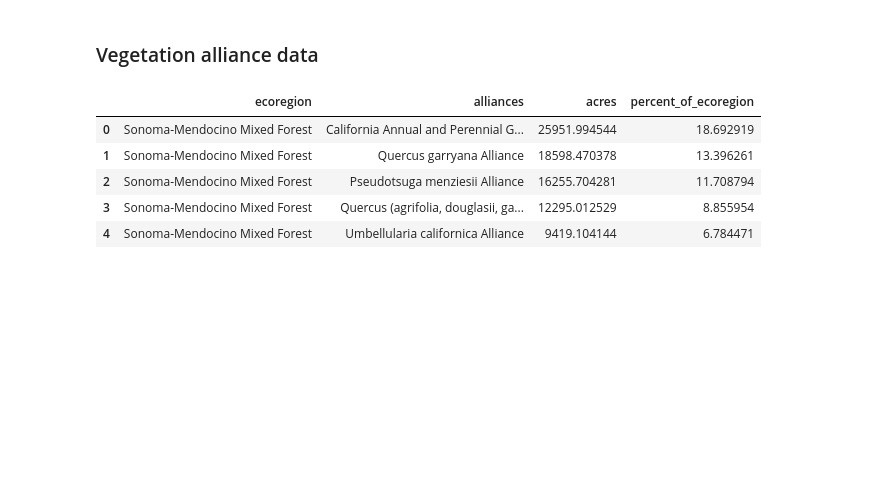
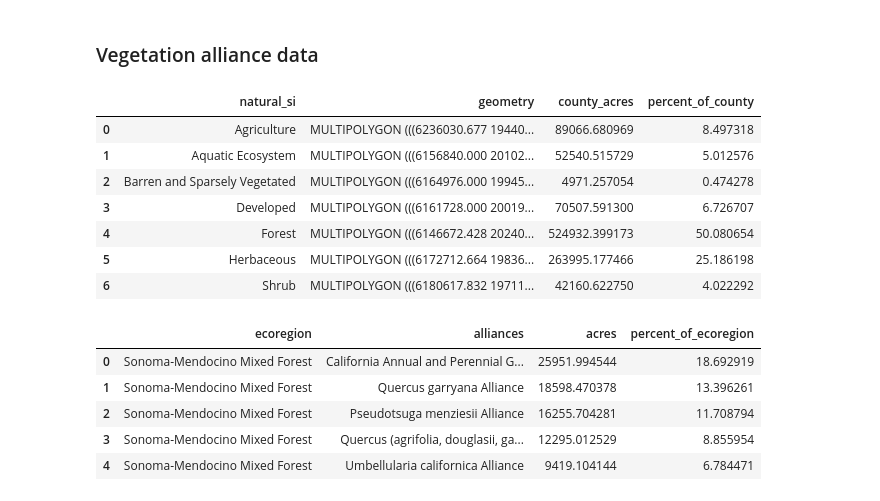
Before and after one commit to acmarley-erg/soco_resilience, a Jupyter notebook: py/zone_stats.ipynb, the cells around one changed output. Saved outputs shown, nothing was run; the diff lists cells and outputs as text; code cells hidden in the pictures; blank space fills up the shorter version.

```diff
--- a/py/zone_stats.ipynb
+++ b/py/zone_stats.ipynb
@@ -299,3 +300,17 @@ zones_veg_nat["lifeform+perc"] = zones_veg_nat['natural_lifeform'] + " (" + zone
 zones_veg_nat.to_csv(clean_data + "simple_veg_all.csv")
 # %% [markdown]
 ### Vegetation alliance data
+# %%
+# check area of county with each land type
+veg_natural['county_acres'] = veg_natural['geometry'].area / 43560
+veg_natural['percent_of_county'] = veg_natural['county_acres'] / 1048174 * 100
+veg_natural
+# %% [output]
+|  | natural_si | geometry | county_acres | percent_of_county |
+| 0 | Agriculture | MULTIPOLYGON (((6236030.677 19440... | 89066.680969 | 8.497318 |
+| 1 | Aquatic Ecosystem | MULTIPOLYGON (((6156840.000 20102... | 52540.515729 | 5.012576 |
+| 2 | Barren and Sparsely Vegetated | MULTIPOLYGON (((6164976.000 19945... | 4971.257054 | 0.474278 |
+| 3 | Developed | MULTIPOLYGON (((6161728.000 20019... | 70507.591300 | 6.726707 |
+| 4 | Forest | MULTIPOLYGON (((6146672.428 20240... | 524932.399173 | 50.080654 |
+| 5 | Herbaceous | MULTIPOLYGON (((6172712.664 19836... | 263995.177466 | 25.186198 |
+| 6 | Shrub | MULTIPOLYGON (((6180617.832 19711... | 42160.622750 | 4.022292 |
```
Also changed, not shown: parts of 4 cells of this notebook, 1 other file.
